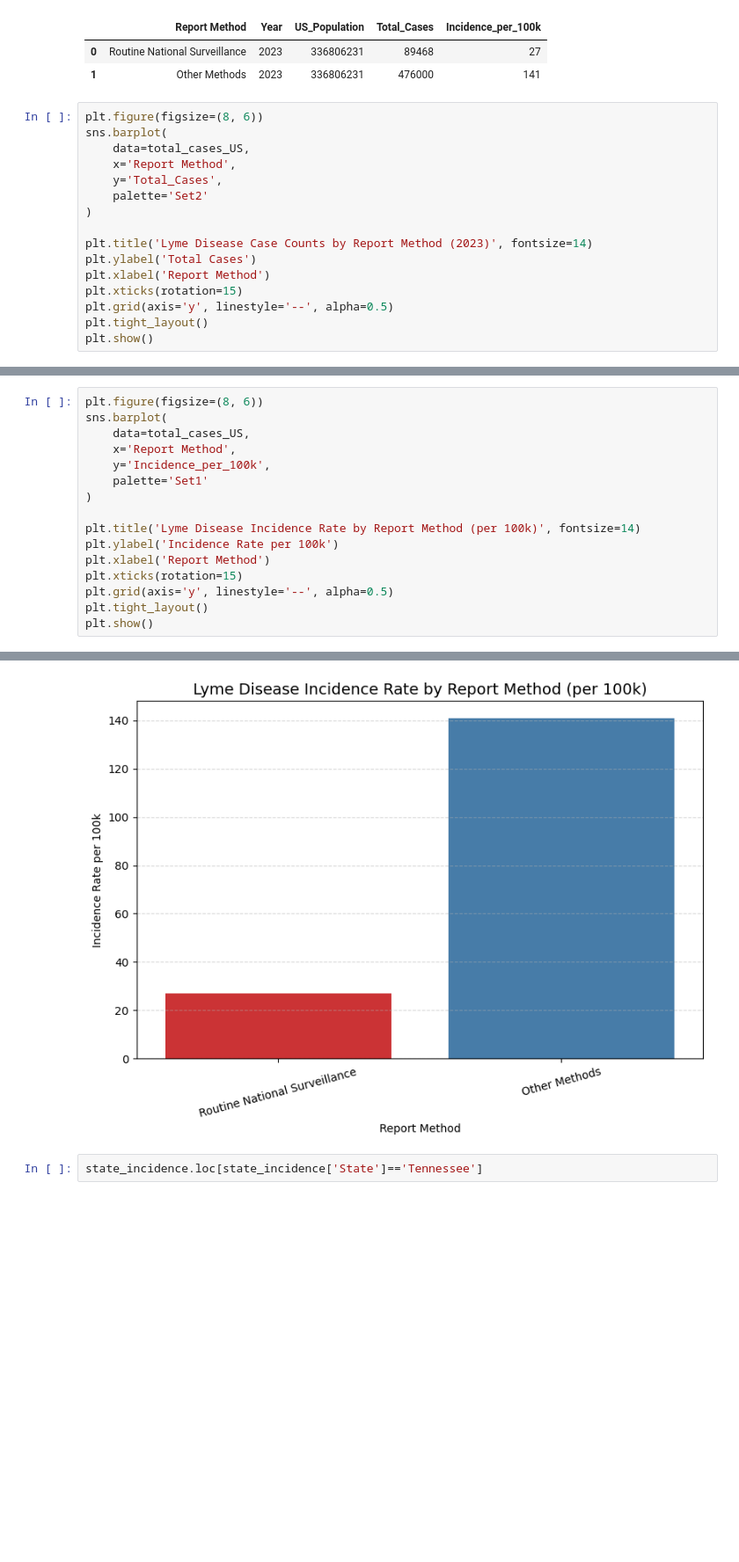
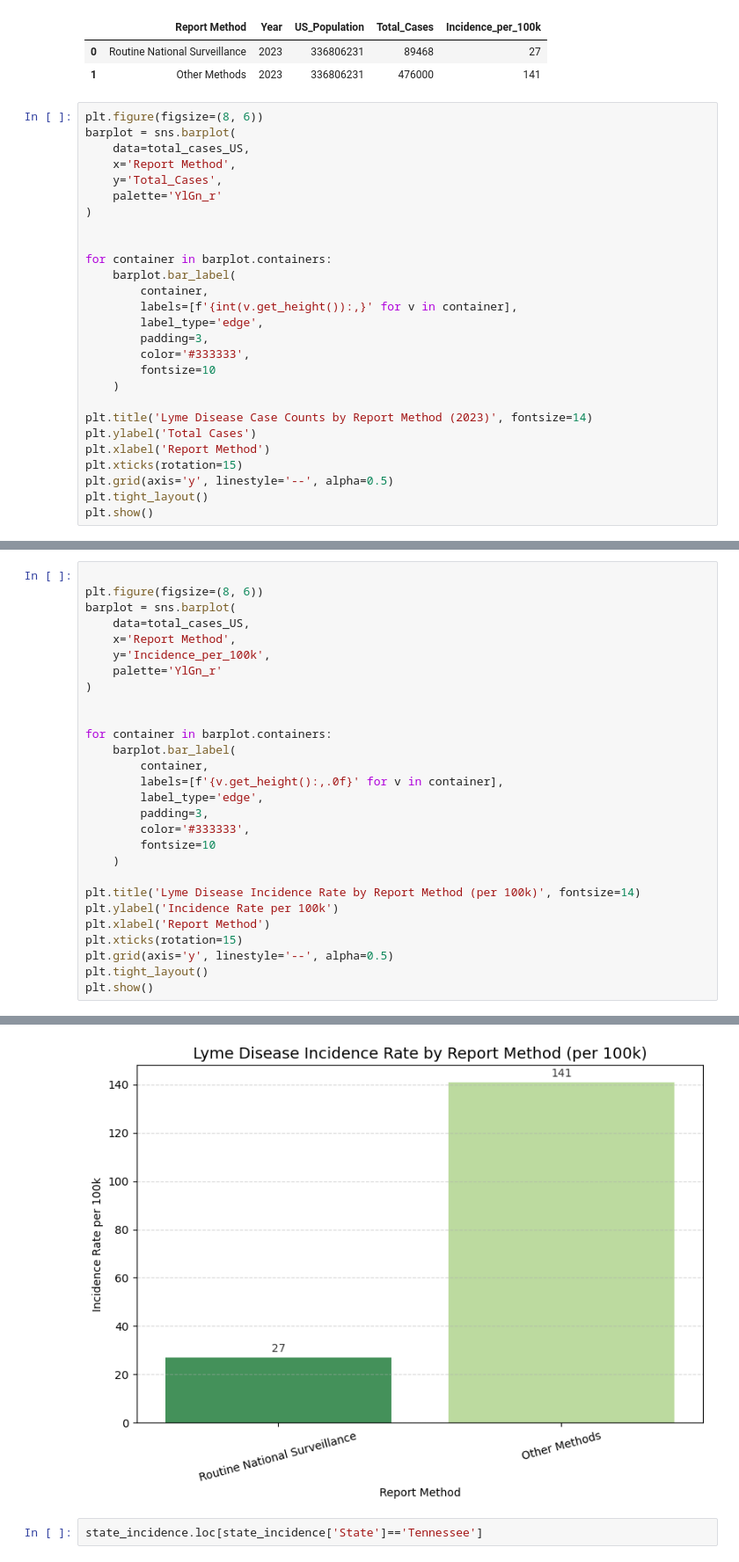
Before and after one commit to dzapata915/Lyme_Disease, a Jupyter notebook: incidence_rates.ipynb, the cells around one changed output, grey strips where cells are left out. Shown at 88% size. Drawn from its saved outputs; the diff is of its cells as text; blank space fills up the shorter version.

```diff
--- a/incidence_rates.ipynb
+++ b/incidence_rates.ipynb
@@ -278,12 +289,23 @@ total_cases_US
 | 1 | Other Methods | 2023 | 336806231 | 476000 | 141 |
 # %%
 plt.figure(figsize=(8, 6))
-sns.barplot(
+barplot = sns.barplot(
     data=total_cases_US,
     x='Report Method',
     y='Total_Cases',
-    palette='Set2'
+    palette='YlGn_r'
 )
+
+
+for container in barplot.containers:
+    barplot.bar_label(
+        container,
+        labels=[f'{int(v.get_height()):,}' for v in container],
+        label_type='edge',
+        padding=3,
+        color='#333333',
+        fontsize=10
+    )
 
 plt.title('Lyme Disease Case Counts by Report Method (2023)', fontsize=14)
 plt.ylabel('Total Cases')
@@ -300,11 +322,23 @@ Passing `palette` without assigning `hue` is deprecated and will be removed in v
 # %%
+
 plt.figure(figsize=(8, 6))
-sns.barplot(
+barplot = sns.barplot(
     data=total_cases_US,
     x='Report Method',
     y='Incidence_per_100k',
-    palette='Set1'
+    palette='YlGn_r'
 )
+
+
+for container in barplot.containers:
+    barplot.bar_label(
+        container,
+        labels=[f'{v.get_height():,.0f}' for v in container],
+        label_type='edge',
+        padding=3,
+        color='#333333',
+        fontsize=10
+    )
 
 plt.title('Lyme Disease Incidence Rate by Report Method (per 100k)', fontsize=14)
 plt.ylabel('Incidence Rate per 100k')
@@ -320,4 +354,4 @@ Passing `palette` without assigning `hue` is deprecated and will be removed in v
-[figure, old version]
+[figure, new version]
 # %%
 state_incidence.loc[state_incidence['State']=='Tennessee']
 # %% [output]
```
Also changed, not shown: parts of 8 cells of this notebook, 5 other files.
